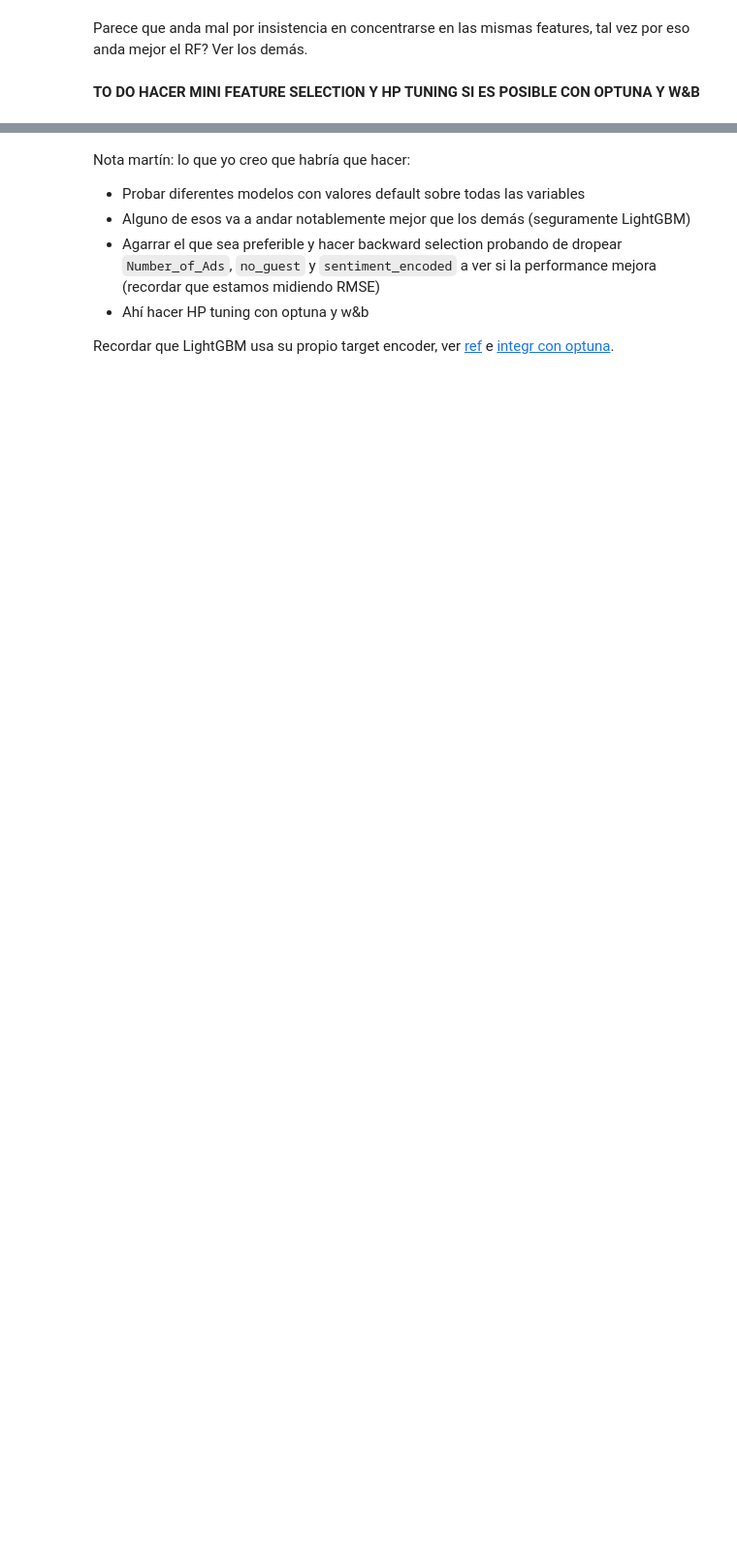
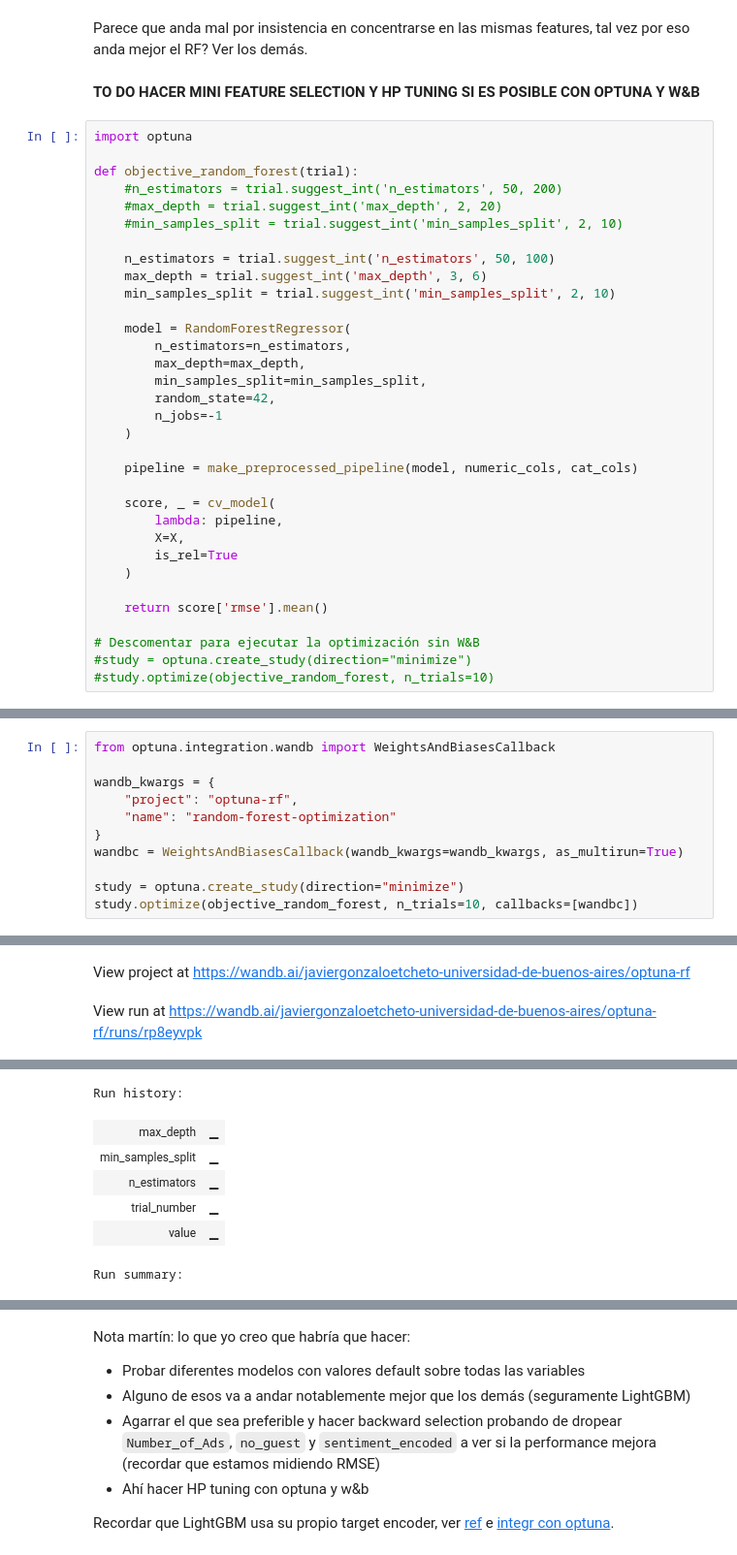
Before and after one commit to Javier-Etcheto/AprMaqI, a Jupyter notebook: 2-Modelling.ipynb, the cells around one changed output, grey strips where cells are left out. Shown at 97% size. Saved outputs shown, nothing was run; the diff lists cells and outputs as text; blank space fills up the shorter version.

Commit message:
Integración de Optuna con W&B para optimización de HP. Modelos incluidos: RF y GBR.

```diff
--- a/2-Modelling.ipynb
+++ b/2-Modelling.ipynb
@@ -519,3 +579,36 @@ rf_importance(models_lgb_rel, X_cats.columns)
 Parece que anda mal por insistencia en concentrarse en las mismas features, tal vez por eso anda mejor el RF? Ver los demás.
 # %% [markdown]
 **TO DO HACER MINI FEATURE SELECTION Y HP TUNING SI ES POSIBLE CON OPTUNA Y W&B**
+# %%
+import optuna
+
+def objective_random_forest(trial):
+    #n_estimators = trial.suggest_int('n_estimators', 50, 200)
+    #max_depth = trial.suggest_int('max_depth', 2, 20)
+    #min_samples_split = trial.suggest_int('min_samples_split', 2, 10)
+
+    n_estimators = trial.suggest_int('n_estimators', 50, 100)
+    max_depth = trial.suggest_int('max_depth', 3, 6)
+    min_samples_split = trial.suggest_int('min_samples_split', 2, 10)
+
+    model = RandomForestRegressor(
+        n_estimators=n_estimators,
+        max_depth=max_depth,
+        min_samples_split=min_samples_split,
+        random_state=42,
+        n_jobs=-1
+    )
+
+    pipeline = make_preprocessed_pipeline(model, numeric_cols, cat_cols)
+
+    score, _ = cv_model(
+        lambda: pipeline,
+        X=X,
+        is_rel=True
+    )
+
+    return score['rmse'].mean()
+
+# Descomentar para ejecutar la optimización sin W&B
+#study = optuna.create_study(direction="minimize")
+#study.optimize(objective_random_forest, n_trials=10)
@@ -521,0 +622,12 @@ Parece que anda mal por insistencia en concentrarse en las mismas features, tal
+# %%
+from optuna.integration.wandb import WeightsAndBiasesCallback
+
+wandb_kwargs = {
+    "project": "optuna-rf",
+    "name": "random-forest-optimization"
+}
+wandbc = WeightsAndBiasesCallback(wandb_kwargs=wandb_kwargs, as_multirun=True)
+
+study = optuna.create_study(direction="minimize")
+study.optimize(objective_random_forest, n_trials=10, callbacks=[wandbc])
+# %% [output]
@@ -521,0 +639,2 @@ Parece que anda mal por insistencia en concentrarse en las mismas features, tal
+View project at https://wandb.ai/javiergonzaloetcheto-universidad-de-buenos-aires/optuna-rf
+View run at https://wandb.ai/javiergonzaloetcheto-universidad-de-buenos-aires/optuna-rf/runs/rp8eyvpk
@@ -521,0 +642,7 @@ Parece que anda mal por insistencia en concentrarse en las mismas features, tal
+Run history:
+| max_depth | ▁ |
+| min_samples_split | ▁ |
+| n_estimators | ▁ |
+| trial_number | ▁ |
+| value | ▁ |
+Run summary:
```
Also changed, not shown: parts of 25 cells of this notebook, 2 other files.
